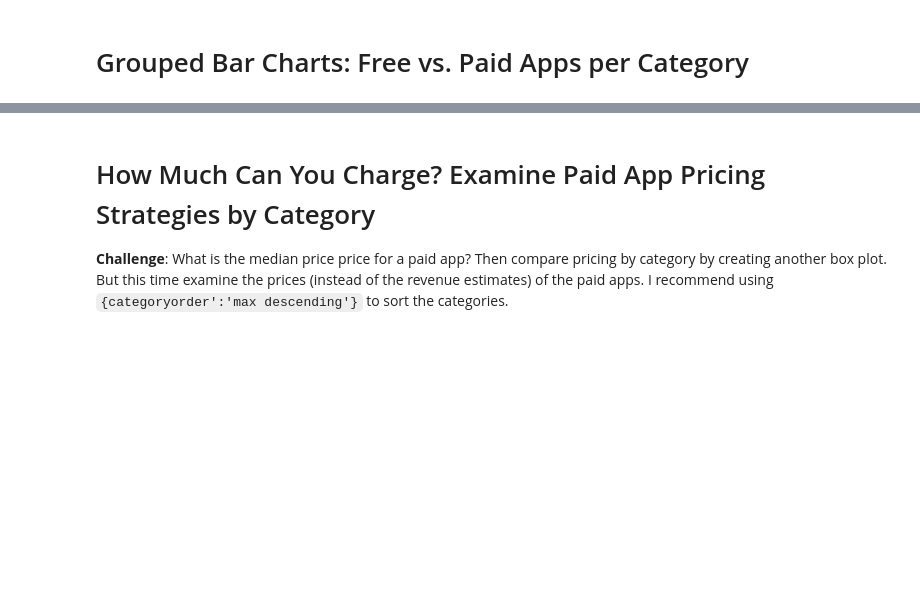
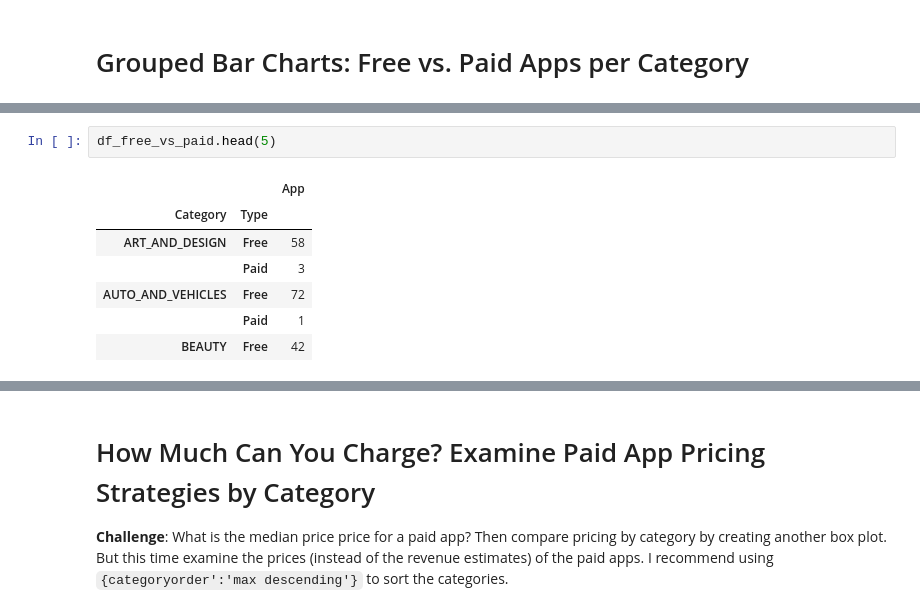
Before and after one commit to marcinszlaz/__100_Days_of_Code_Python_Bootcamp__, a Jupyter notebook: Day_76/Google Play Store App Analytics (start).ipynb, the cells around one changed output, grey strips where cells are left out. Cells and saved outputs as stored; diff of their text form; blank space fills up the shorter version.

```diff
--- a/Day_76/Google Play Store App Analytics (start).ipynb
+++ b/Day_76/Google Play Store App Analytics (start).ipynb
@@ -493,3 +430,13 @@ Try experimenting with the built in colour scales in Plotly. You can find a full
 You'll want to use the `df_free_vs_paid` DataFrame that you created above that has the total number of free and paid apps per category.
 
 See if you can figure out how to get the look above by changing the `categoryorder` to 'total descending' as outlined in the documentation here [here](https://plotly.com/python/categorical-axes/#automatically-sorting-categories-by-name-or-total-value).
+# %%
+df_free_vs_paid.head(5)
+# %% [output]
+|  |  | App |
+| Category | Type |  |
+| ART_AND_DESIGN | Free | 58 |
+|  | Paid | 3 |
+| AUTO_AND_VEHICLES | Free | 72 |
+|  | Paid | 1 |
+| BEAUTY | Free | 42 |
```
Also changed, not shown: parts of 27 cells of this notebook, 1 other file.
